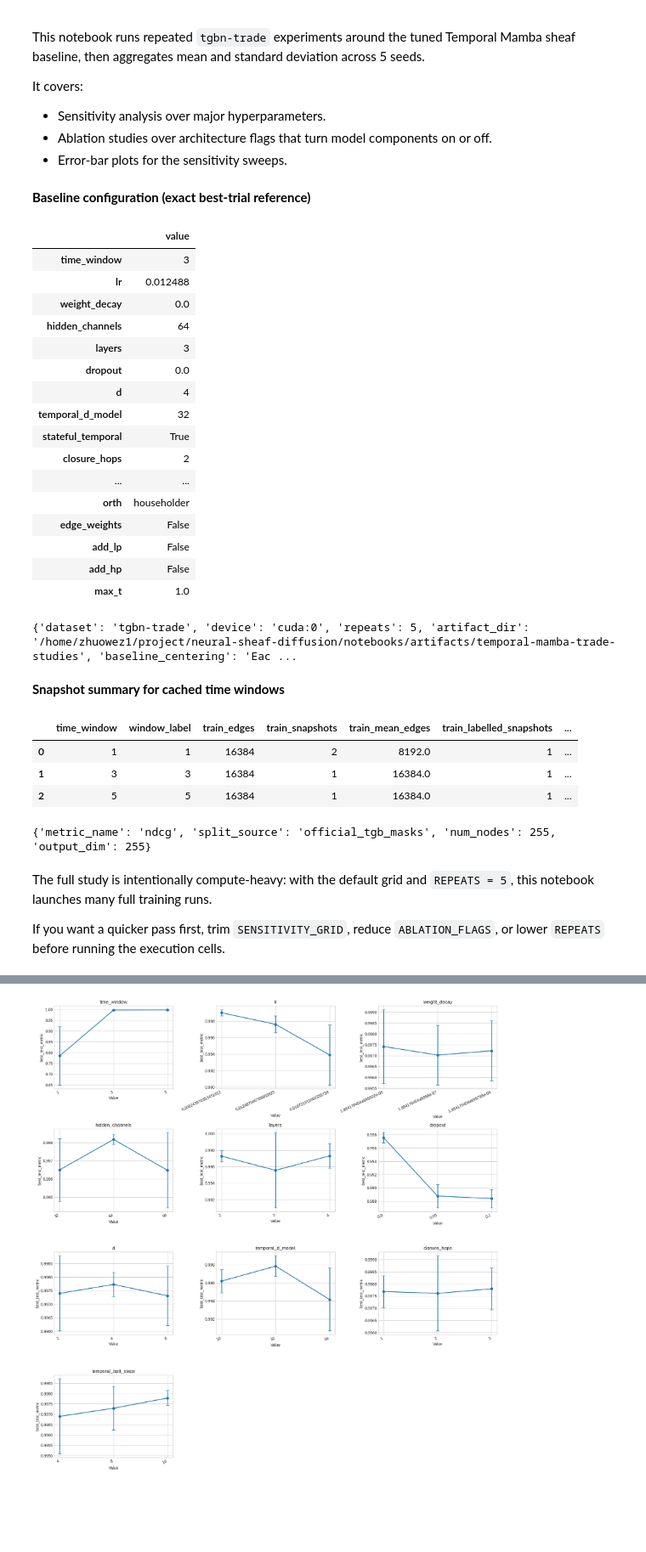
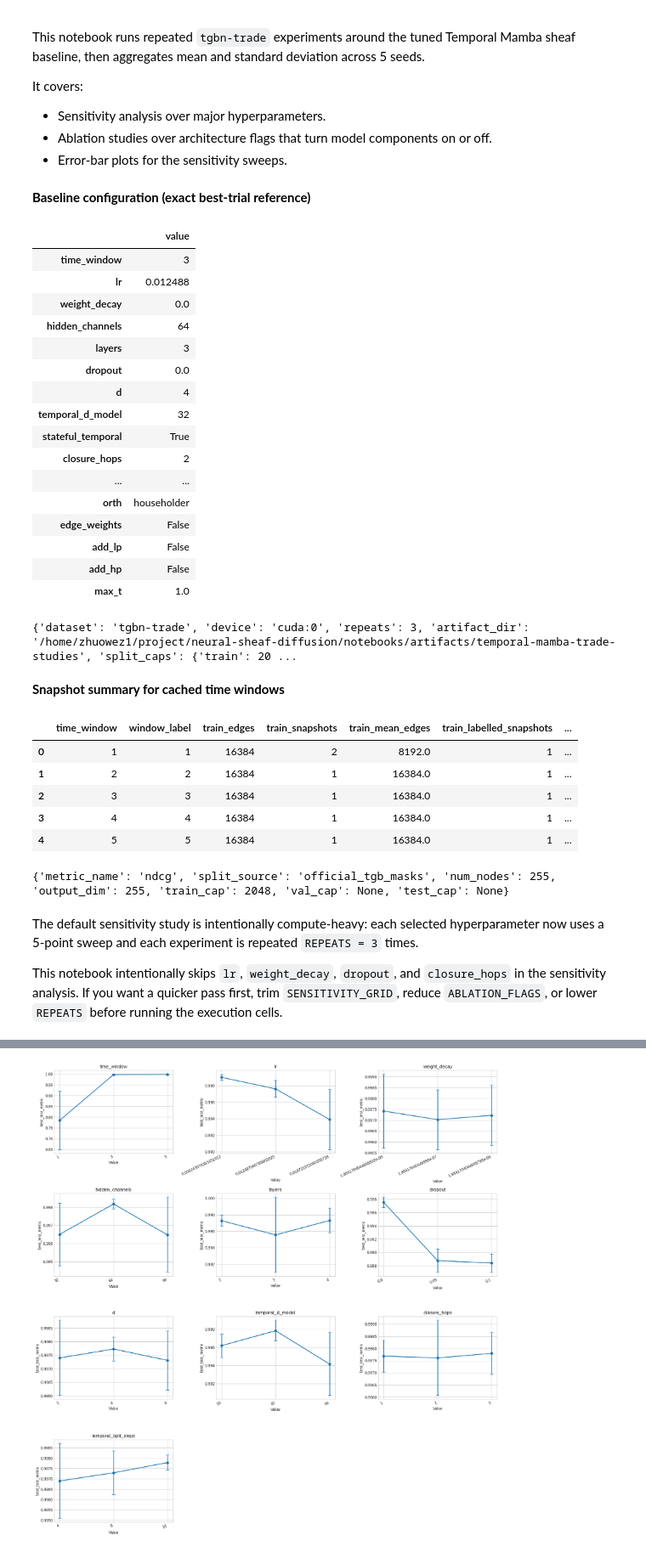
Before and after one commit to ZhuowenZou/neural-sheaf-diffusion, a Jupyter notebook: notebooks/temporal_mamba_sensitivity_ablation.ipynb, the cells around one changed output, grey strips where cells are left out. Shown at 85% size. Cells and saved outputs as stored; diff of their text form; code cells hidden in the pictures; blank space fills up the shorter version.

Commit message:
Added large scale experiments

```diff
--- a/notebooks/temporal_mamba_sensitivity_ablation.ipynb
+++ b/notebooks/temporal_mamba_sensitivity_ablation.ipynb
@@ -40,30 +40,40 @@ pd.set_option('display.max_colwidth', 120)
 DATASET_NAME = 'tgbn-trade'
 DEVICE = torch.device('cuda:0' if torch.cuda.is_available() else 'cpu')
 BASE_SEED = 43
-REPEATS = 5
-FORCE_RERUN = False
+REPEATS = 3
+# The study design changed from the earlier cached 3-point sweeps.
+# Keep this True for the next run so the raw CSVs are regenerated.
+# FORCE_RERUN = True
 
+# Keep training affordable, but evaluate on the full official TGB
+# validation/test splits using the standard evaluator.
 SPLIT_CAPS = {
     'train': 2048,
-    'val': 256,
-    'test': 256,
+    'val': None,
+    'test': None,
 }
 
 BASE_CONFIG = make_trade_baseline_config()
 
-# Center each sweep around the exact best configuration from
-# temporal_mamba_hyperparameter_tuning.ipynb.
+
+def _unique_ints(values, min_value=1):
+    cleaned = []
+    for value in values:
+        value = max(min_value, int(value))
+        if value not in cleaned:
+            cleaned.append(value)
+    return cleaned
+
+
+# Use denser 5-point sweeps around the tuned configuration.
+# We intentionally skip lr, weight_decay, dropout, and closure_hops.
 SENSITIVITY_GRID = {
-    'time_window': [max(1, BASE_CONFIG['time_window'] - 2), BASE_CONFIG['time_window'], BASE_CONFIG['time_window'] + 2],
-    'lr': [BASE_CONFIG['lr'] * 0.5, BASE_CONFIG['lr'], BASE_CONFIG['lr'] * 1.5],
-    'weight_decay': [BASE_CONFIG['weight_decay'] * 0.1, BASE_CONFIG['weight_decay'], BASE_CONFIG['weight_decay'] * 10.0],
-    'hidden_channels': [max(8, BASE_CONFIG['hidden_channels'] // 2), BASE_CONFIG['hidden_channels'], BASE_CONFIG['hidden_channels'] + 32],
-    'layers': [max(2, BASE_CONFIG['layers'] - 1), BASE_CONFIG['layers'], BASE_CONFIG['layers'] + 1],
-    'dropout': [BASE_CONFIG['dropout'], min(0.4, BASE_CONFIG['dropout'] + 0.05), min(0.4, BASE_CONFIG['dropout'] + 0.1)],
-    'd': [max(2, BASE_CONFIG['d'] - 2), BASE_CONFIG['d'], BASE_CONFIG['d'] + 2],
-    'temporal_d_model': [max(8, BASE_CONFIG['temporal_d_model'] // 2), BASE_CONFIG['temporal_d_model'], BASE_CONFIG['temporal_d_model'] * 2],
-    'closure_hops': [max(1, BASE_CONFIG['closure_hops'] - 1), BASE_CONFIG['closure_hops'], BASE_CONFIG['closure_hops'] + 1],
-    'temporal_bptt_steps': [max(1, BASE_CONFIG['temporal_bptt_steps'] // 2), BASE_CONFIG['temporal_bptt_steps'], BASE_CONFIG['temporal_bptt_steps'] * 2],
+    'time_window': _unique_ints([1, 2, BASE_CONFIG['time_window'], 4, 5], min_value=1),
+    'hidden_channels': _unique_ints([16, 32, BASE_CONFIG['hidden_channels'], 96, 128], min_value=8),
+    'layers': _unique_ints([2, 3, 4, 5, 6], min_value=2),
+    'd': _unique_ints([2, 3, BASE_CONFIG['d'], 5, 6], min_value=2),
+    'temporal_d_model': _unique_ints([8, 16, BASE_CONFIG['temporal_d_model'], 48, 64], min_value=8),
+    'temporal_bptt_steps': _unique_ints([2, 4, BASE_CONFIG['temporal_bptt_steps'], 16, 32], min_value=1),
 }
 
 ABLATION_FLAGS = [
@@ -89,6 +99,10 @@ print({
     'device': str(DEVICE),
     'repeats': REPEATS,
     'artifact_dir': str(ARTIFACT_DIR),
+    'split_caps': SPLIT_CAPS,
+    'evaluation': 'Full official TGB validation/test splits with the standard evaluator',
+    'sensitivity_parameters': list(SENSITIVITY_GRID.keys()),
+    'choices_per_parameter': {key: len(values) for key, values in SENSITIVITY_GRID.items()},
     'baseline_centering': 'Each sensitivity sweep includes the exact tuned value from temporal_mamba_hyperparameter_tuning.ipynb',
 })
 # %% [output]
@@ -110,30 +124,40 @@ print({
 | add_lp | False |
 | add_hp | False |
 | max_t | 1.0 |
-{'dataset': 'tgbn-trade', 'device': 'cuda:0', 'repeats': 5, 'artifact_dir': '/home/zhuowez1/project/neural-sheaf-diffusion/notebooks/artifacts/temporal-mamba-trade-studies', 'baseline_centering': 'Eac ...
+{'dataset': 'tgbn-trade', 'device': 'cuda:0', 'repeats': 3, 'artifact_dir': '/home/zhuowez1/project/neural-sheaf-diffusion/notebooks/artifacts/temporal-mamba-trade-studies', 'split_caps': {'train': 20 ...
 # %%
 context = prepare_temporal_experiment_context(
     DATASET_NAME,
     SPLIT_CAPS,
     device=DEVICE,
     seed=BASE_SEED,
     preload_time_windows=SENSITIVITY_GRID['time_window'],
 )
 
 display(Markdown('**Snapshot summary for cached time windows**'))
 display(context.snapshot_table())
-print({'metric_name': context.metric_name, 'split_source': context.split_source, 'num_nodes': context.num_nodes, 'output_dim': context.output_dim})
+print({
+    'metric_name': context.metric_name,
+    'split_source': context.split_source,
+    'num_nodes': context.num_nodes,
+    'output_dim': context.output_dim,
+    'train_cap': context.split_caps['train'],
+    'val_cap': context.split_caps['val'],
+    'test_cap': context.split_caps['test'],
+})
 # %% [output]
 **Snapshot summary for cached time windows**
 |  | time_window | window_label | train_edges | train_snapshots | train_mean_edges | train_labelled_snapshots | ... |
 | 0 | 1 | 1 | 16384 | 2 | 8192.0 | 1 | ... |
-| 1 | 3 | 3 | 16384 | 1 | 16384.0 | 1 | ... |
-| 2 | 5 | 5 | 16384 | 1 | 16384.0 | 1 | ... |
+| 1 | 2 | 2 | 16384 | 1 | 16384.0 | 1 | ... |
+| 2 | 3 | 3 | 16384 | 1 | 16384.0 | 1 | ... |
+| 3 | 4 | 4 | 16384 | 1 | 16384.0 | 1 | ... |
+| 4 | 5 | 5 | 16384 | 1 | 16384.0 | 1 | ... |
-{'metric_name': 'ndcg', 'split_source': 'official_tgb_masks', 'num_nodes': 255, 'output_dim': 255}
+{'metric_name': 'ndcg', 'split_source': 'official_tgb_masks', 'num_nodes': 255, 'output_dim': 255, 'train_cap': 2048, 'val_cap': None, 'test_cap': None}
 # %% [markdown]
-The full study is intentionally compute-heavy: with the default grid and `REPEATS = 5`, this notebook launches many full training runs.
+The default sensitivity study is intentionally compute-heavy: each selected hyperparameter now uses a 5-point sweep and each experiment is repeated `REPEATS = 3` times.
 
-If you want a quicker pass first, trim `SENSITIVITY_GRID`, reduce `ABLATION_FLAGS`, or lower `REPEATS` before running the execution cells.
+This notebook intentionally skips `lr`, `weight_decay`, `dropout`, and `closure_hops` in the sensitivity analysis. If you want a quicker pass first, trim `SENSITIVITY_GRID`, reduce `ABLATION_FLAGS`, or lower `REPEATS` before running the execution cells.
 # %%
 sensitivity_experiments = build_sensitivity_experiments(BASE_CONFIG, SENSITIVITY_GRID)
 sensitivity_plan_df = pd.DataFrame([
```
Also changed, not shown: parts of 4 cells of this notebook, 59 other files.
